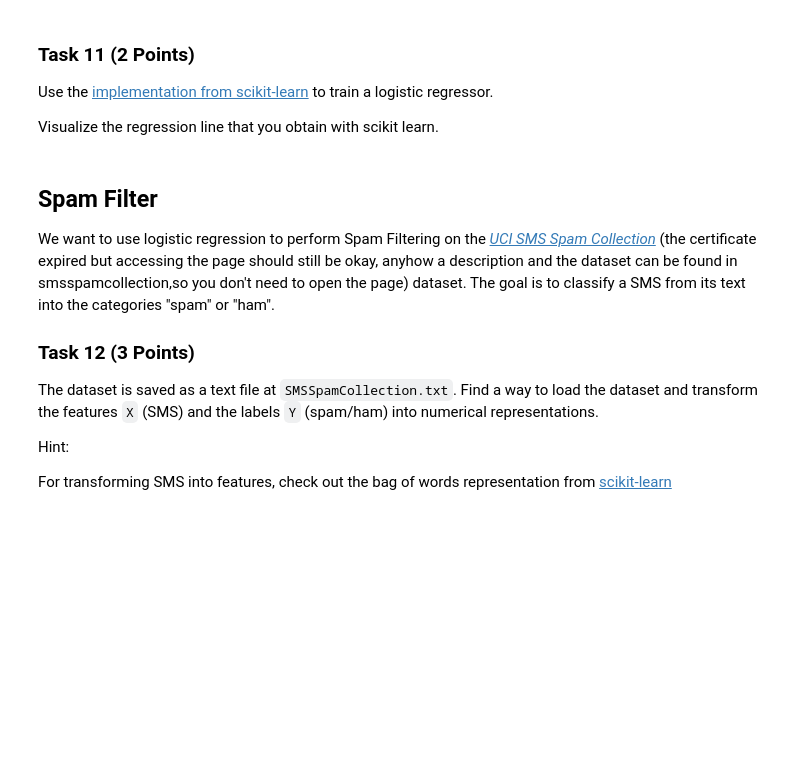
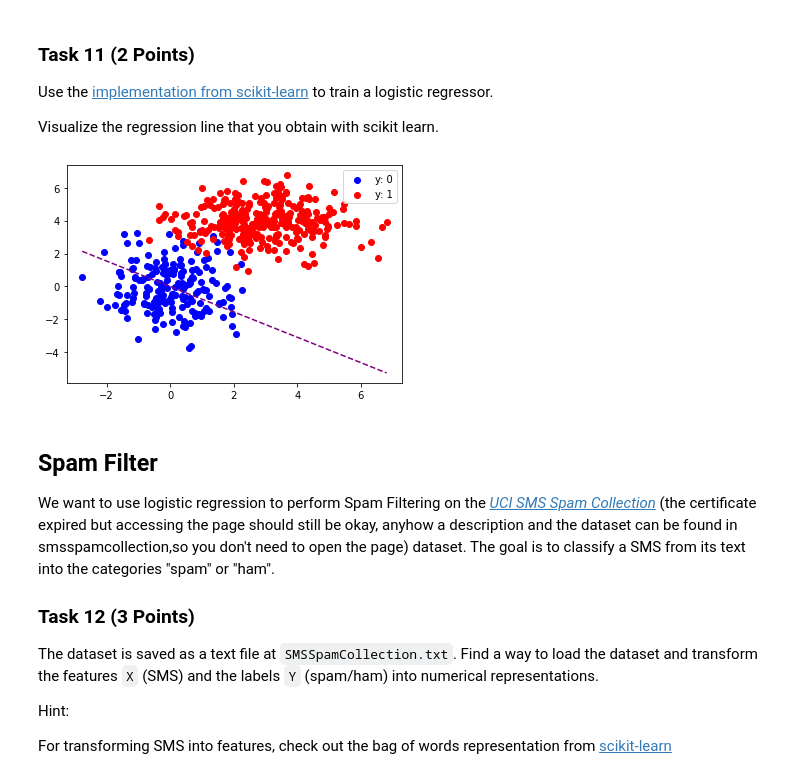
Before and after one commit to eichelb4rt/hw, a Jupyter notebook: S8_SS2022/AGML_Lab/04/exercise3.ipynb, the cells around one changed output. Drawn from its saved outputs; the diff is of its cells as text; code cells hidden in the pictures; blank space fills up the shorter version.

Commit message:
comparison to scikit

```diff
--- a/S8_SS2022/AGML_Lab/04/exercise3.ipynb
+++ b/S8_SS2022/AGML_Lab/04/exercise3.ipynb
@@ -435,3 +429,14 @@ Visualize the regression line that you obtain with scikit learn.
+# %%
+from sklearn.linear_model import LogisticRegression
+
+# TODO: estimate theta with scikit-learn
+clf = LogisticRegression().fit(X, labels)
+theta = clf.coef_.T
+theta[0] += clf.intercept_
+# TODO: plot regression line with data
+plot_dec_boundary(X, labels, theta)
+# %% [output]
+[figure, added]
 # %% [markdown]
 ## Spam Filter
 
```
Also changed, not shown: parts of 1 cell of this notebook.
